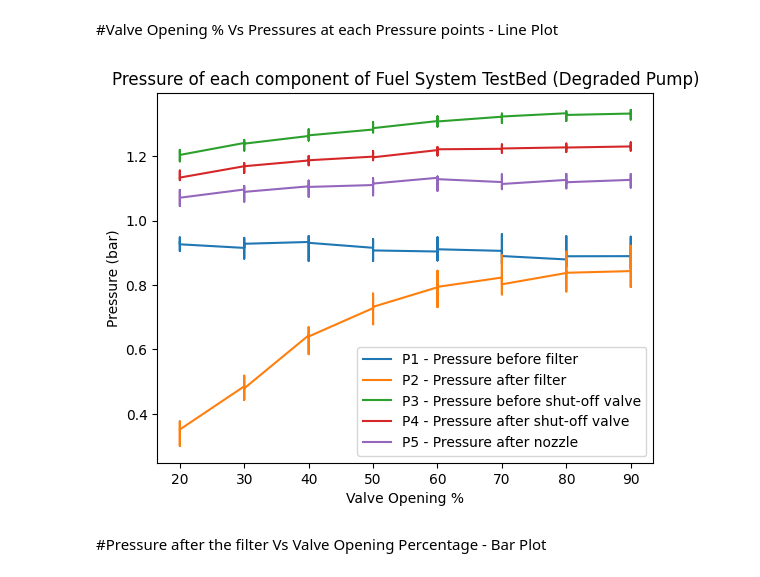
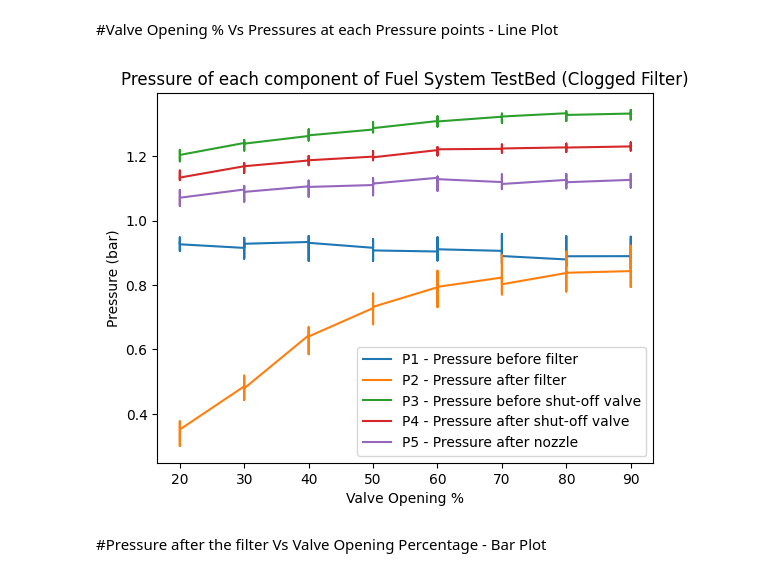
Before and after one commit to RavivarmanDevarajan/Hydraulic-System-Analysis-and-Pump-Modelling-, a Jupyter notebook: Data_Visualization.ipynb, the cells around one changed output. Cells and saved outputs as stored; diff of their text form; code cells hidden in the pictures.

```diff
--- a/Data_Visualization.ipynb
+++ b/Data_Visualization.ipynb
@@ -120,21 +120,21 @@ Drive already mounted at /content/drive; to attempt to forcibly remount, call dr
 # %%
 plt.plot(df['Untitled 1'], df['P1'], label='P1 - Pressure before filter')
 plt.plot(df['Untitled 1'], df['P2'], label='P2 - Pressure after filter')
 plt.plot(df['Untitled 1'], df['P3'], label='P3 - Pressure before shut-off valve')
 plt.plot(df['Untitled 1'], df['P4'], label='P4 - Pressure after shut-off valve')
 plt.plot(df['Untitled 1'], df['P5'], label='P5 - Pressure after nozzle ')
 
 # Customize plot labels and title
 plt.xlabel('Valve Opening %')
 plt.ylabel('Pressure (bar)')
-plt.title('Pressure of each component of Fuel System TestBed (Degraded Pump)')
+plt.title('Pressure of each component of Fuel System TestBed (Clogged Filter)')
 plt.legend()
 # Adjust legend position to the upper left and outside the plot
 #plt.legend(loc='upper right', bbox_to_anchor=(1, 1))
 # Show the plot
 plt.show()
 # %% [output]
-[figure, old version]
+[figure, new version]
 # %% [markdown]
 #Pressure after the filter Vs Valve Opening Percentage - Bar Plot
 # %%
```
